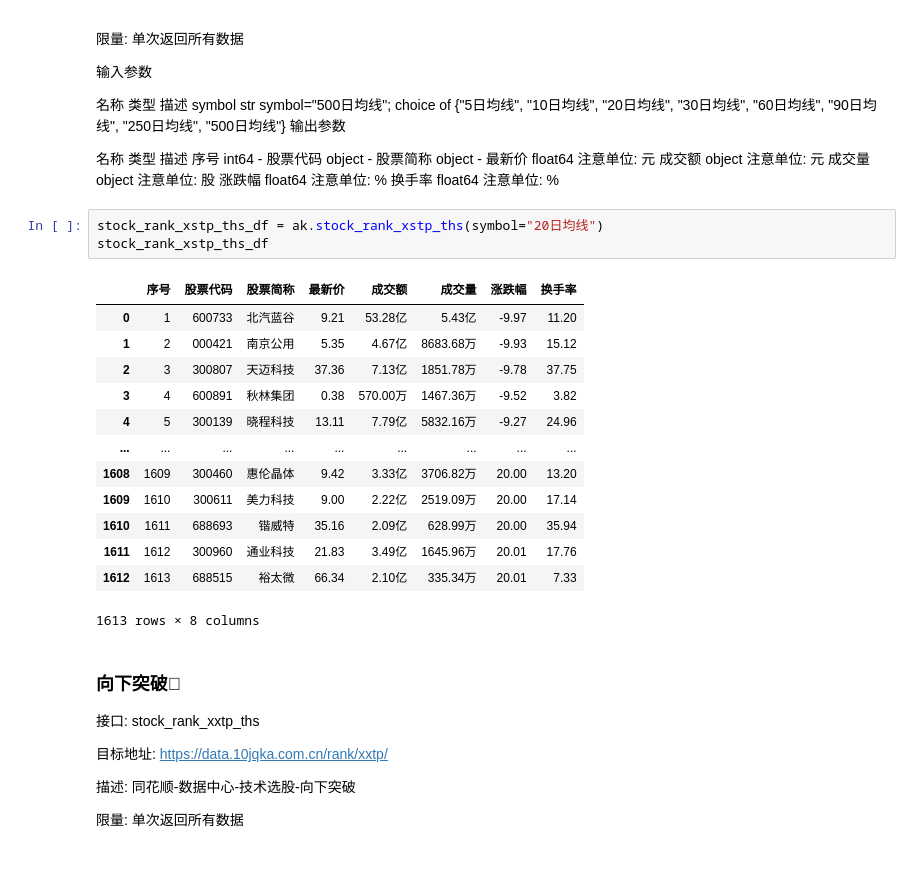
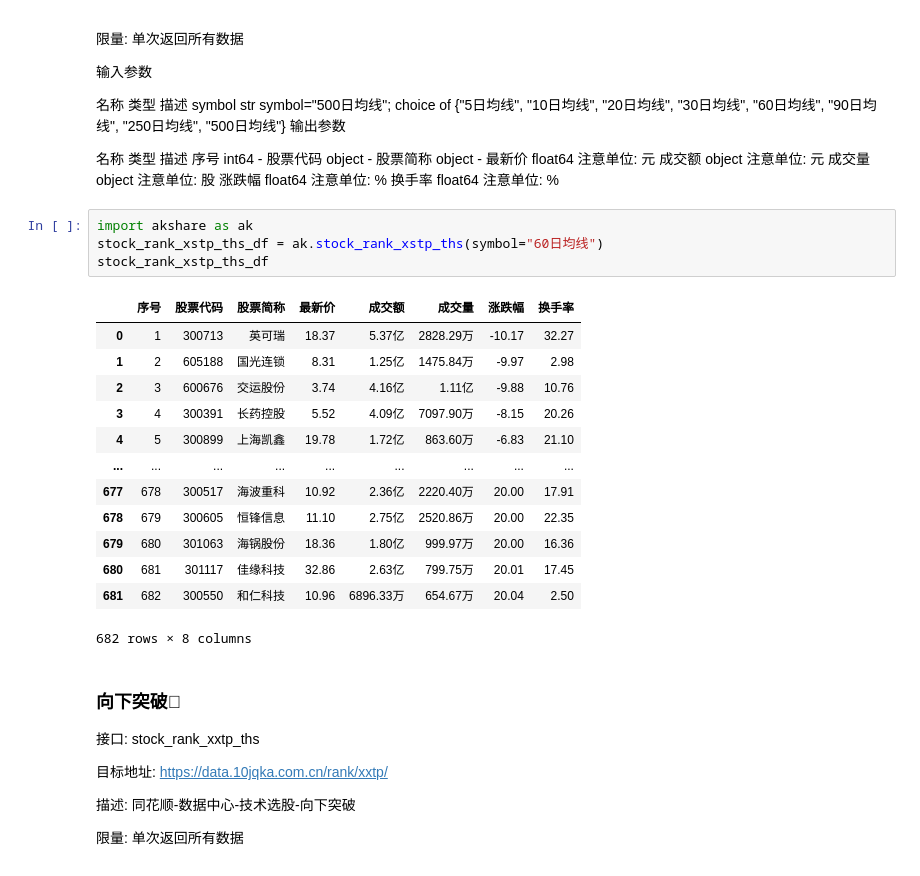
Before and after one commit to EveryFine/GeniusAI, a Jupyter notebook: GeniusChatbots/playground/datasource/AKShare获取股票信息.ipynb, the cells around one changed output. Drawn from its saved outputs; the diff is of its cells as text.

Commit message:
update akshare note

```diff
--- a/GeniusChatbots/playground/datasource/AKShare获取股票信息.ipynb
+++ b/GeniusChatbots/playground/datasource/AKShare获取股票信息.ipynb
@@ -1990,22 +1962,23 @@ symbol	str	symbol="500日均线"; choice of {"5日均线", "10日均线", "20日
 涨跌幅	float64	注意单位: %
 换手率	float64	注意单位: %
 # %%
-stock_rank_xstp_ths_df = ak.stock_rank_xstp_ths(symbol="20日均线")
+import akshare as ak
+stock_rank_xstp_ths_df = ak.stock_rank_xstp_ths(symbol="60日均线")
 stock_rank_xstp_ths_df
 # %% [output]
 |  | 序号 | 股票代码 | 股票简称 | 最新价 | 成交额 | 成交量 | 涨跌幅 | 换手率 |
-| 0 | 1 | 600733 | 北汽蓝谷 | 9.21 | 53.28亿 | 5.43亿 | -9.97 | 11.20 |
-| 1 | 2 | 000421 | 南京公用 | 5.35 | 4.67亿 | 8683.68万 | -9.93 | 15.12 |
-| 2 | 3 | 300807 | 天迈科技 | 37.36 | 7.13亿 | 1851.78万 | -9.78 | 37.75 |
-| 3 | 4 | 600891 | 秋林集团 | 0.38 | 570.00万 | 1467.36万 | -9.52 | 3.82 |
-| 4 | 5 | 300139 | 晓程科技 | 13.11 | 7.79亿 | 5832.16万 | -9.27 | 24.96 |
+| 0 | 1 | 300713 | 英可瑞 | 18.37 | 5.37亿 | 2828.29万 | -10.17 | 32.27 |
+| 1 | 2 | 605188 | 国光连锁 | 8.31 | 1.25亿 | 1475.84万 | -9.97 | 2.98 |
+| 2 | 3 | 600676 | 交运股份 | 3.74 | 4.16亿 | 1.11亿 | -9.88 | 10.76 |
+| 3 | 4 | 300391 | 长药控股 | 5.52 | 4.09亿 | 7097.90万 | -8.15 | 20.26 |
+| 4 | 5 | 300899 | 上海凯鑫 | 19.78 | 1.72亿 | 863.60万 | -6.83 | 21.10 |
 | ... | ... | ... | ... | ... | ... | ... | ... | ... |
-| 1608 | 1609 | 300460 | 惠伦晶体 | 9.42 | 3.33亿 | 3706.82万 | 20.00 | 13.20 |
-| 1609 | 1610 | 300611 | 美力科技 | 9.00 | 2.22亿 | 2519.09万 | 20.00 | 17.14 |
-| 1610 | 1611 | 688693 | 锴威特 | 35.16 | 2.09亿 | 628.99万 | 20.00 | 35.94 |
-| 1611 | 1612 | 300960 | 通业科技 | 21.83 | 3.49亿 | 1645.96万 | 20.01 | 17.76 |
-| 1612 | 1613 | 688515 | 裕太微 | 66.34 | 2.10亿 | 335.34万 | 20.01 | 7.33 |
+| 677 | 678 | 300517 | 海波重科 | 10.92 | 2.36亿 | 2220.40万 | 20.00 | 17.91 |
+| 678 | 679 | 300605 | 恒锋信息 | 11.10 | 2.75亿 | 2520.86万 | 20.00 | 22.35 |
+| 679 | 680 | 301063 | 海锅股份 | 18.36 | 1.80亿 | 999.97万 | 20.00 | 16.36 |
+| 680 | 681 | 301117 | 佳缘科技 | 32.86 | 2.63亿 | 799.75万 | 20.01 | 17.45 |
+| 681 | 682 | 300550 | 和仁科技 | 10.96 | 6896.33万 | 654.67万 | 20.04 | 2.50 |
-1613 rows × 8 columns
+682 rows × 8 columns
 # %% [markdown]
 ### 向下突破
 接口: stock_rank_xxtp_ths
```
Also changed, not shown: parts of 25 cells of this notebook.
